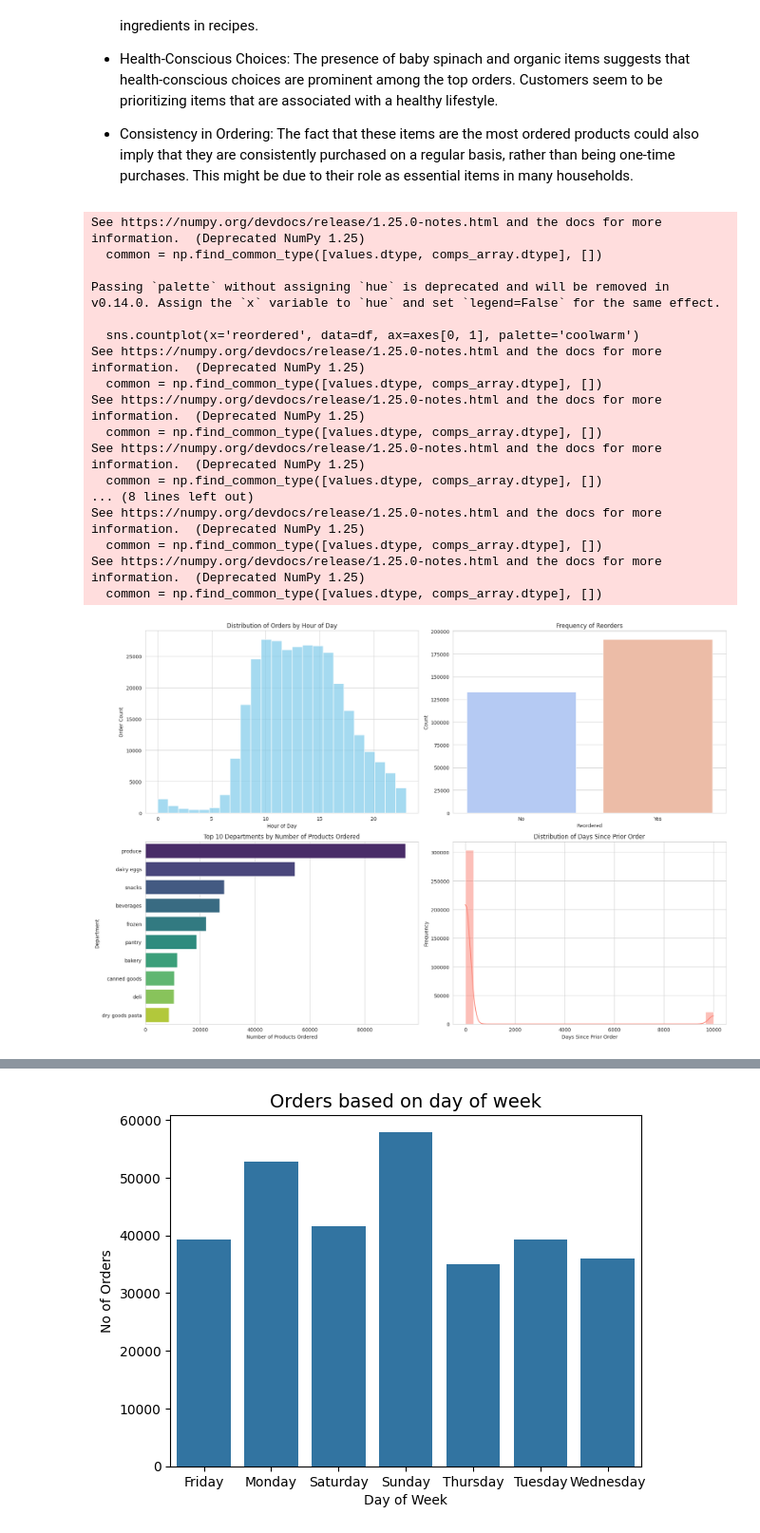
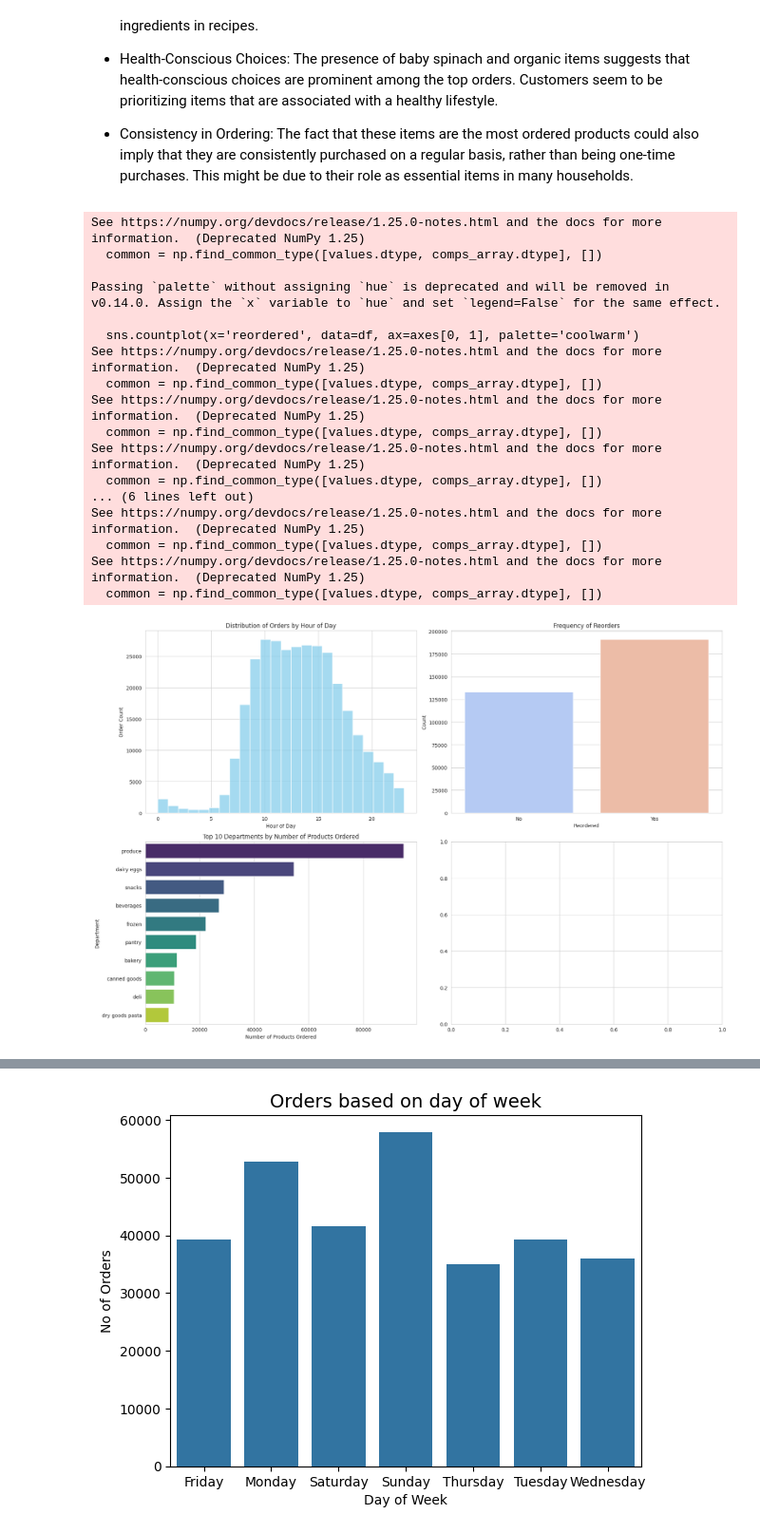
Before and after one commit to lilchengzi/BA820-project, a Jupyter notebook: Yet_another_copy_of_BA820_Team_Project.ipynb, the cells around one changed output, grey strips where cells are left out. Shown at 95% size. Drawn from its saved outputs; the diff is of its cells as text; code cells hidden in the pictures.

```diff
--- a/Yet_another_copy_of_BA820_Team_Project.ipynb
+++ b/Yet_another_copy_of_BA820_Team_Project.ipynb
@@ -414,38 +414,32 @@ axes[0, 1].set_title('Frequency of Reorders')
 axes[0, 1].set_xlabel('Reordered')
 axes[0, 1].set_ylabel('Count')
 axes[0, 1].set_xticklabels(['No', 'Yes'])
 
 # Plot 3: Number of Products Ordered from Each Department (Top 10)
 top_departments = df['department'].value_counts().head(10)
 sns.barplot(y=top_departments.index, x=top_departments.values, ax=axes[1, 0], palette='viridis')
 axes[1, 0].set_title('Top 10 Departments by Number of Products Ordered')
 axes[1, 0].set_xlabel('Number of Products Ordered')
 axes[1, 0].set_ylabel('Department')
 
-# Plot 4: Days Since Prior Order Distribution
-sns.histplot(df['days_since_prior_order'], bins=30, kde=True, ax=axes[1, 1], color='salmon')
-axes[1, 1].set_title('Distribution of Days Since Prior Order')
-axes[1, 1].set_xlabel('Days Since Prior Order')
-axes[1, 1].set_ylabel('Frequency')
-
 plt.tight_layout()
 plt.show()
 # %% [output]
 See https://numpy.org/devdocs/release/1.25.0-notes.html and the docs for more information.  (Deprecated NumPy 1.25)
   common = np.find_common_type([values.dtype, comps_array.dtype], [])
 
 Passing `palette` without assigning `hue` is deprecated and will be removed in v0.14.0. Assign the `x` variable to `hue` and set `legend=False` for the same effect.
 
   sns.countplot(x='reordered', data=df, ax=axes[0, 1], palette='coolwarm')
 See https://numpy.org/devdocs/release/1.25.0-notes.html and the docs for more information.  (Deprecated NumPy 1.25)
   common = np.find_common_type([values.dtype, comps_array.dtype], [])
 See https://numpy.org/devdocs/release/1.25.0-notes.html and the docs for more information.  (Deprecated NumPy 1.25)
   common = np.find_common_type([values.dtype, comps_array.dtype], [])
 See https://numpy.org/devdocs/release/1.25.0-notes.html and the docs for more information.  (Deprecated NumPy 1.25)
   common = np.find_common_type([values.dtype, comps_array.dtype], [])
-... (8 lines left out)
+... (6 lines left out)
 See https://numpy.org/devdocs/release/1.25.0-notes.html and the docs for more information.  (Deprecated NumPy 1.25)
   common = np.find_common_type([values.dtype, comps_array.dtype], [])
 See https://numpy.org/devdocs/release/1.25.0-notes.html and the docs for more information.  (Deprecated NumPy 1.25)
   common = np.find_common_type([values.dtype, comps_array.dtype], [])
-[figure, old version]
+[figure, new version]
```
Also changed, not shown: parts of 3 cells of this notebook.
